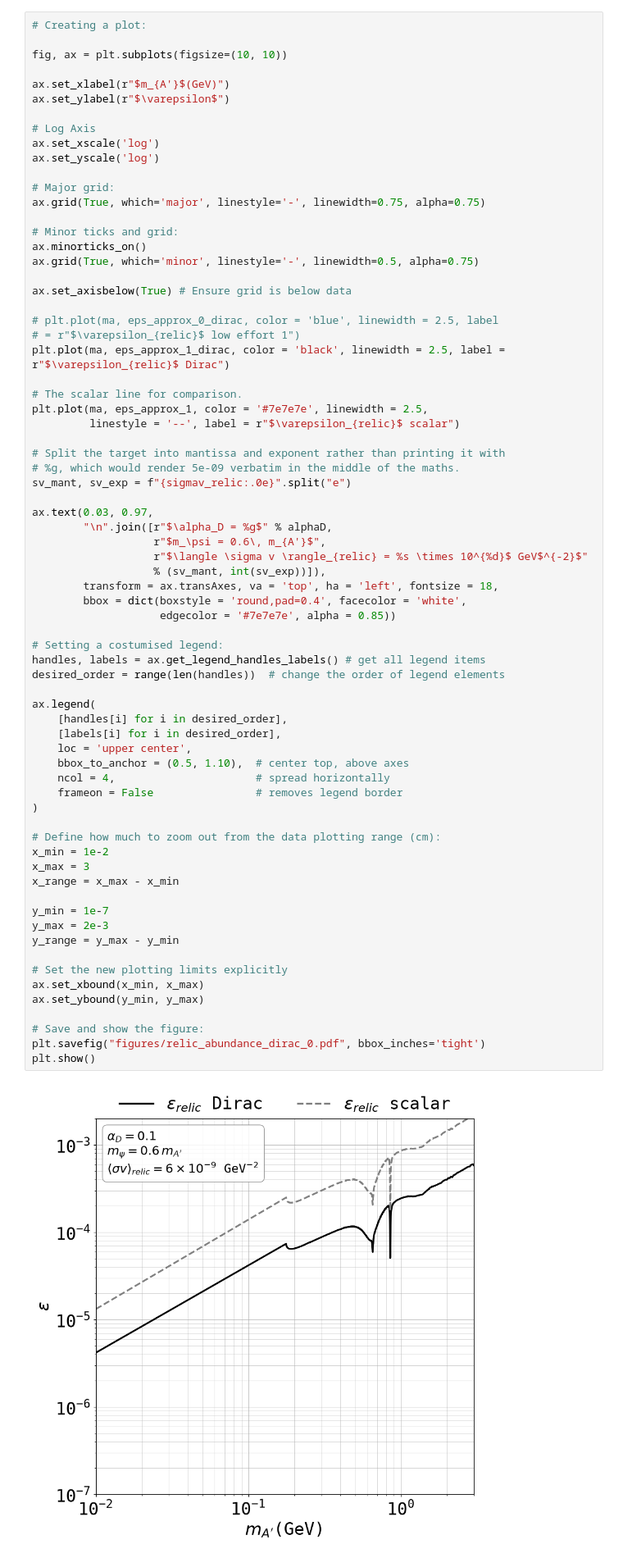
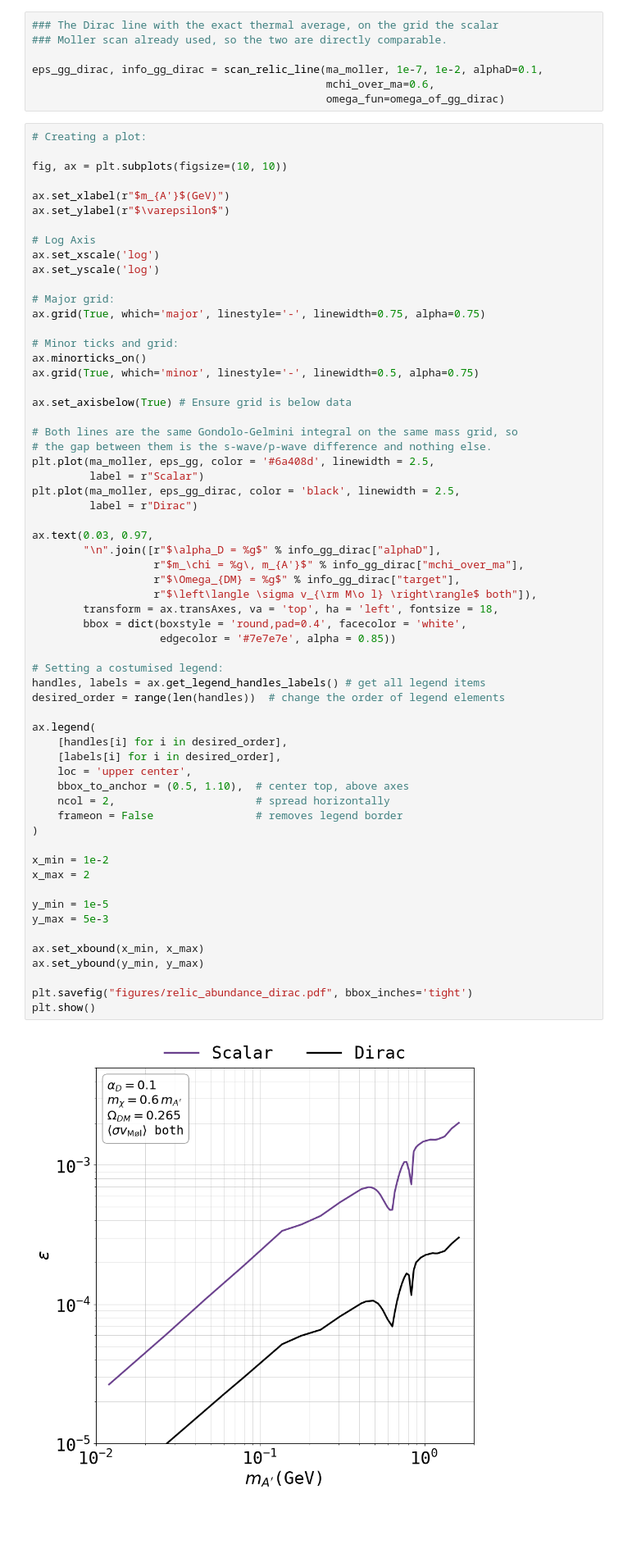
Before and after one commit to sgogoeg/bcgs_internship, a Jupyter notebook: Code/Relic_Abundance.ipynb, the cells around one changed output. Shown at 82% size. Drawn from its saved outputs; the diff is of its cells as text; blank space fills up the shorter version.

```diff
--- a/Code/Relic_Abundance.ipynb
+++ b/Code/Relic_Abundance.ipynb
@@ -1939,6 +2005,13 @@ eps_approx_1_dirac = eps_approx1_dirac(ma, alpha, alphaD, mpsi)
 # The two xf choices barely differ here, and the Dirac line sits about
 # sqrt(xf) below the scalar one.
 inrange = (ma >= 1e-2) & (ma <= 3.0)
+# %%
+### The Dirac line with the exact thermal average, on the grid the scalar
+### Moller scan already used, so the two are directly comparable.
+
+eps_gg_dirac, info_gg_dirac = scan_relic_line(ma_moller, 1e-7, 1e-2, alphaD=0.1,
+                                              mchi_over_ma=0.6,
+                                              omega_fun=omega_of_gg_dirac)
 # %%
 # Creating a plot:
 
@@ -1959,59 +2032,49 @@ ax.minorticks_on()
 ax.grid(True, which='minor', linestyle='-', linewidth=0.5, alpha=0.75)
 
 ax.set_axisbelow(True) # Ensure grid is below data
 
-# plt.plot(ma, eps_approx_0_dirac, color = 'blue', linewidth = 2.5, label
-# = r"$\varepsilon_{relic}$ low effort 1")
-plt.plot(ma, eps_approx_1_dirac, color = 'black', linewidth = 2.5, label = r"$\varepsilon_{relic}$ Dirac")
-
-# The scalar line for comparison.
-plt.plot(ma, eps_approx_1, color = '#7e7e7e', linewidth = 2.5,
-         linestyle = '--', label = r"$\varepsilon_{relic}$ scalar")
-
-# Split the target into mantissa and exponent rather than printing it with
-# %g, which would render 5e-09 verbatim in the middle of the maths.
-sv_mant, sv_exp = f"{sigmav_relic:.0e}".split("e")
+# Both lines are the same Gondolo-Gelmini integral on the same mass grid, so
+# the gap between them is the s-wave/p-wave difference and nothing else.
+plt.plot(ma_moller, eps_gg, color = '#6a408d', linewidth = 2.5,
+         label = r"Scalar")
+plt.plot(ma_moller, eps_gg_dirac, color = 'black', linewidth = 2.5,
+         label = r"Dirac")
 
 ax.text(0.03, 0.97,
-        "\n".join([r"$\alpha_D = %g$" % alphaD,
-                   r"$m_\psi = 0.6\, m_{A'}$",
-                   r"$\langle \sigma v \rangle_{relic} = %s \times 10^{%d}$ GeV$^{-2}$"
-                   % (sv_mant, int(sv_exp))]),
+        "\n".join([r"$\alpha_D = %g$" % info_gg_dirac["alphaD"],
+                   r"$m_\chi = %g\, m_{A'}$" % info_gg_dirac["mchi_over_ma"],
+                   r"$\Omega_{DM} = %g$" % info_gg_dirac["target"],
+                   r"$\left\langle \sigma v_{\rm M\o l} \right\rangle$ both"]),
         transform = ax.transAxes, va = 'top', ha = 'left', fontsize = 18,
         bbox = dict(boxstyle = 'round,pad=0.4', facecolor = 'white',
                     edgecolor = '#7e7e7e', alpha = 0.85))
 
 # Setting a costumised legend:
 handles, labels = ax.get_legend_handles_labels() # get all legend items
 desired_order = range(len(handles))  # change the order of legend elements
 
 ax.legend(
     [handles[i] for i in desired_order],
     [labels[i] for i in desired_order],
     loc = 'upper center',
     bbox_to_anchor = (0.5, 1.10),  # center top, above axes
-    ncol = 4,                      # spread horizontally
+    ncol = 2,                      # spread horizontally
     frameon = False                # removes legend border
 )
 
-# Define how much to zoom out from the data plotting range (cm):
 x_min = 1e-2
-x_max = 3
-x_range = x_max - x_min
+x_max = 2
 
-y_min = 1e-7
-y_max = 2e-3
-y_range = y_max - y_min
+y_min = 1e-5
+y_max = 5e-3
 
-# Set the new plotting limits explicitly
 ax.set_xbound(x_min, x_max)
 ax.set_ybound(y_min, y_max)
 
-# Save and show the figure:
-plt.savefig("figures/relic_abundance_dirac_0.pdf", bbox_inches='tight')
+plt.savefig("figures/relic_abundance_dirac.pdf", bbox_inches='tight')
 plt.show()
 # %% [output]
-[figure, old version]
+[figure, new version]
 # %% [markdown]
 ### Solving Boltzmann's equation
 # %% [markdown]
```
Also changed, not shown: parts of 21 cells of this notebook, 16 other files.
